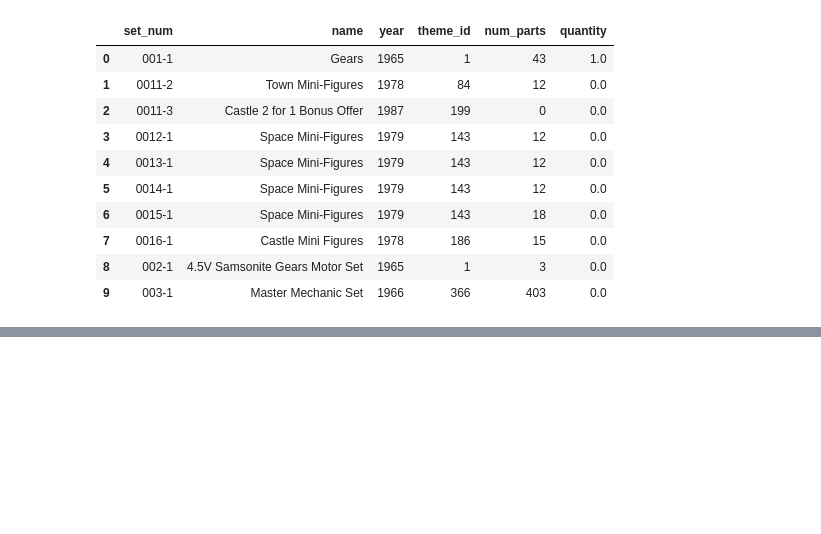
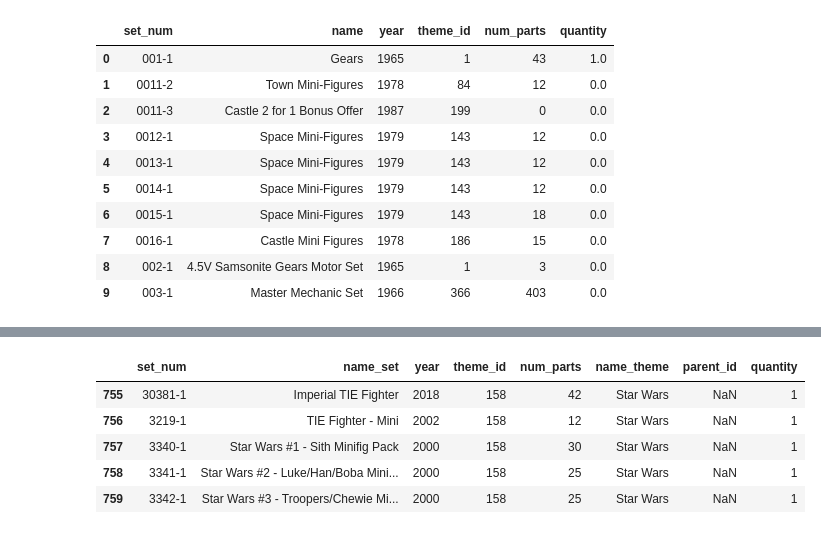
Before and after one commit to oscargbocanegra/learning, a Jupyter notebook: MachineLearning/c-udemy-analisis-datos-python-3/notebooks/02-merging-dataframes.ipynb, the cells around one changed output, grey strips where cells are left out. Cells and saved outputs as stored; diff of their text form; code cells hidden in the pictures; blank space fills up the shorter version.

```diff
--- a/MachineLearning/c-udemy-analisis-datos-python-3/notebooks/02-merging-dataframes.ipynb
+++ b/MachineLearning/c-udemy-analisis-datos-python-3/notebooks/02-merging-dataframes.ipynb
@@ -651,0 +713,10 @@ sets_quantity_left.head(10)
+# %%
+star_wars_quantity = themes_quantity.query("name_theme == 'Star Wars'")
+star_wars_quantity.head()
+# %% [output]
+|  | set_num | name_set | year | theme_id | num_parts | name_theme | parent_id | quantity |
+| 755 | 30381-1 | Imperial TIE Fighter | 2018 | 158 | 42 | Star Wars | NaN | 1 |
+| 756 | 3219-1 | TIE Fighter - Mini | 2002 | 158 | 12 | Star Wars | NaN | 1 |
+| 757 | 3340-1 | Star Wars #1 - Sith Minifig Pack | 2000 | 158 | 30 | Star Wars | NaN | 1 |
+| 758 | 3341-1 | Star Wars #2 - Luke/Han/Boba Mini... | 2000 | 158 | 25 | Star Wars | NaN | 1 |
+| 759 | 3342-1 | Star Wars #3 - Troopers/Chewie Mi... | 2000 | 158 | 25 | Star Wars | NaN | 1 |
```
Also changed, not shown: parts of 9 cells of this notebook.
